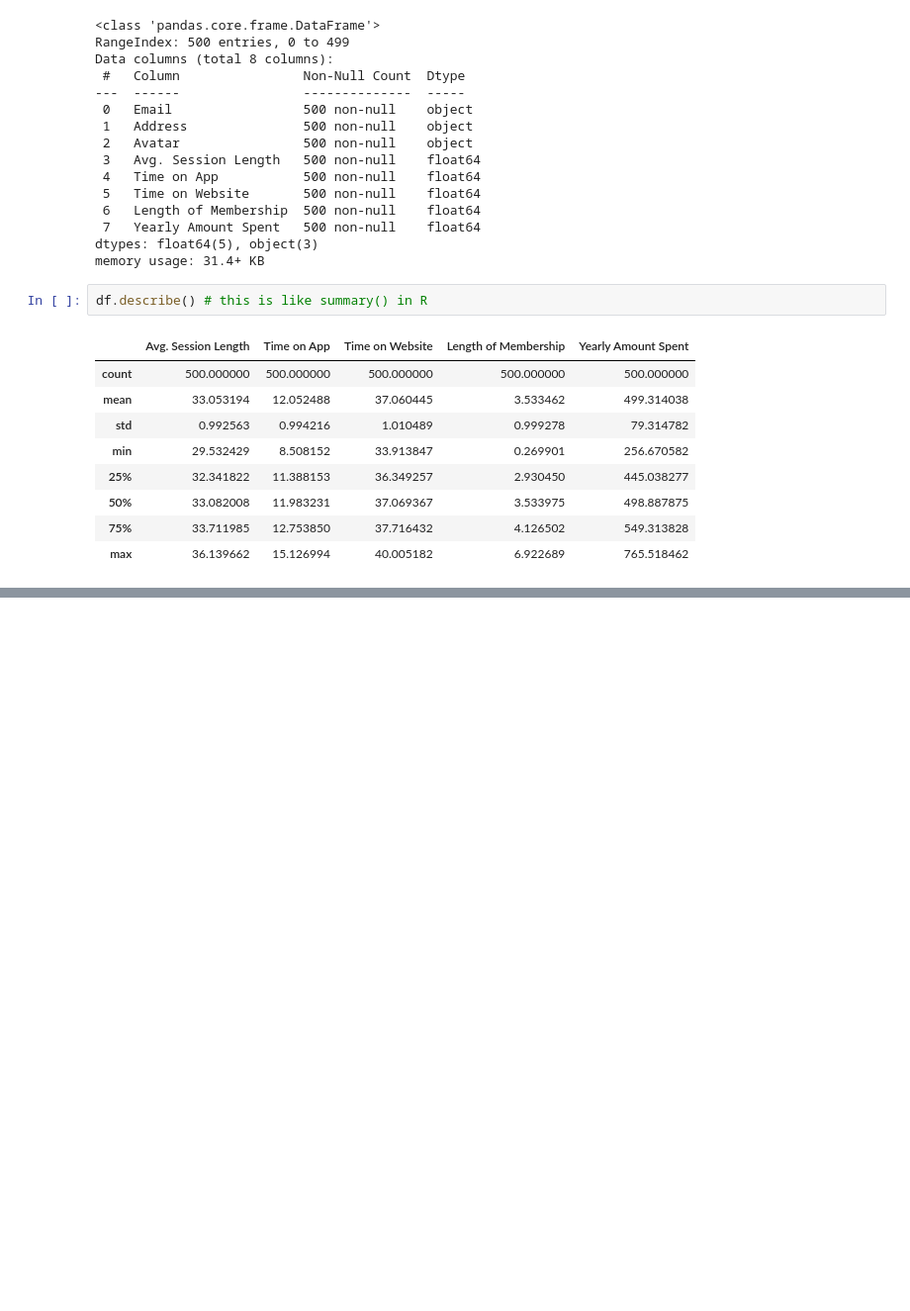
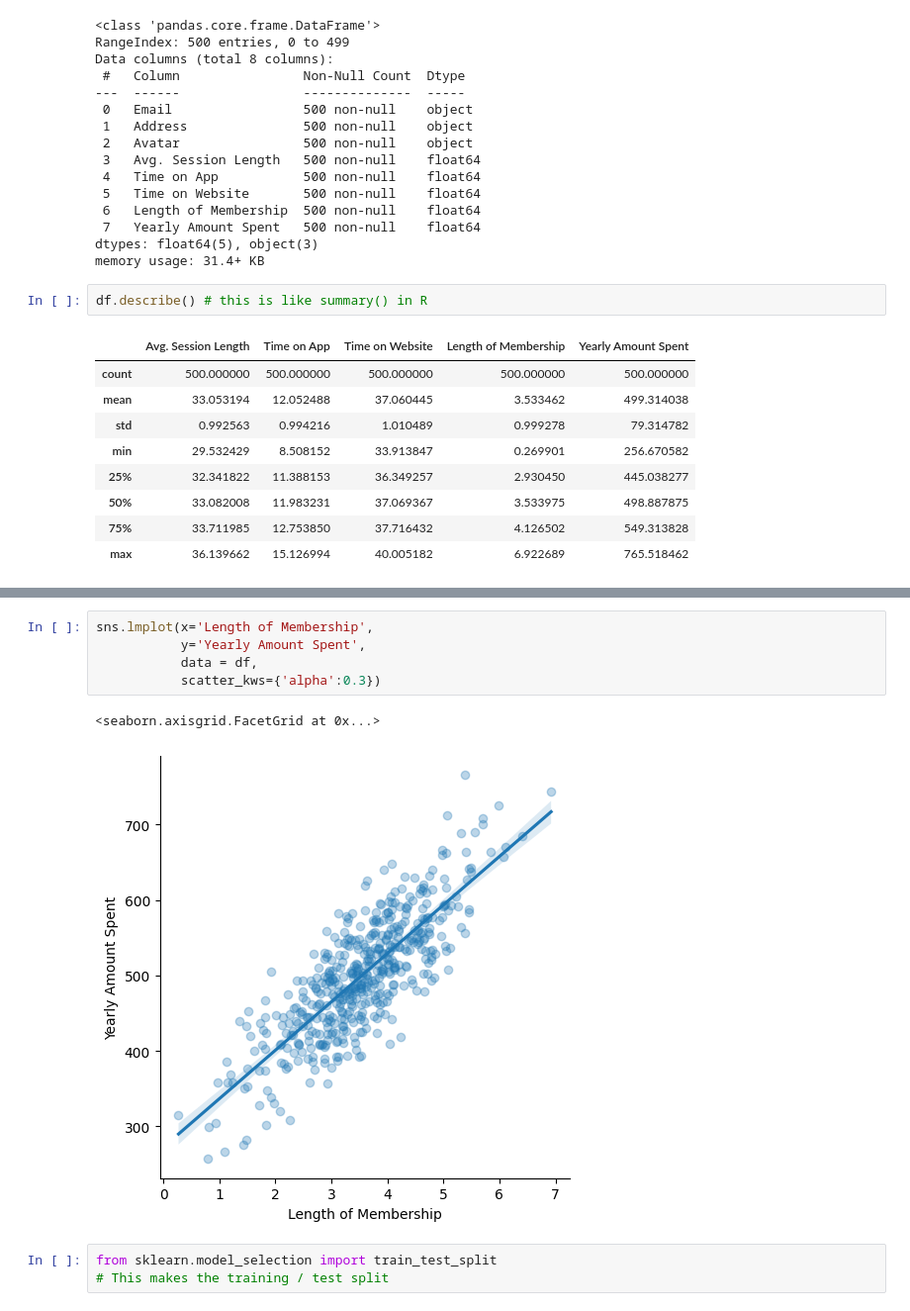
Before and after one commit to Andreas-Westh/MachineLearning_Python, a Jupyter notebook: Linear_Regression.ipynb, the cells around one changed output, grey strips where cells are left out. Shown: that part at 99% size. Saved outputs shown, nothing was run; the diff lists cells and outputs as text; blank space fills up the shorter version.

Commit message:
training the model using sklearn

```diff
--- a/Linear_Regression.ipynb
+++ b/Linear_Regression.ipynb
@@ -55,0 +71,11 @@ sns.jointplot(x="Time on Website", y="Yearly Amount Spent", data=df)
+# %%
+sns.lmplot(x='Length of Membership',
+           y='Yearly Amount Spent',
+           data = df,
+           scatter_kws={'alpha':0.3})
+# %% [output]
+<seaborn.axisgrid.FacetGrid at 0x...>
+[figure, added]
+# %%
+from sklearn.model_selection import train_test_split
+# This makes the training / test split
```
Also changed, not shown: parts of 17 cells of this notebook.
